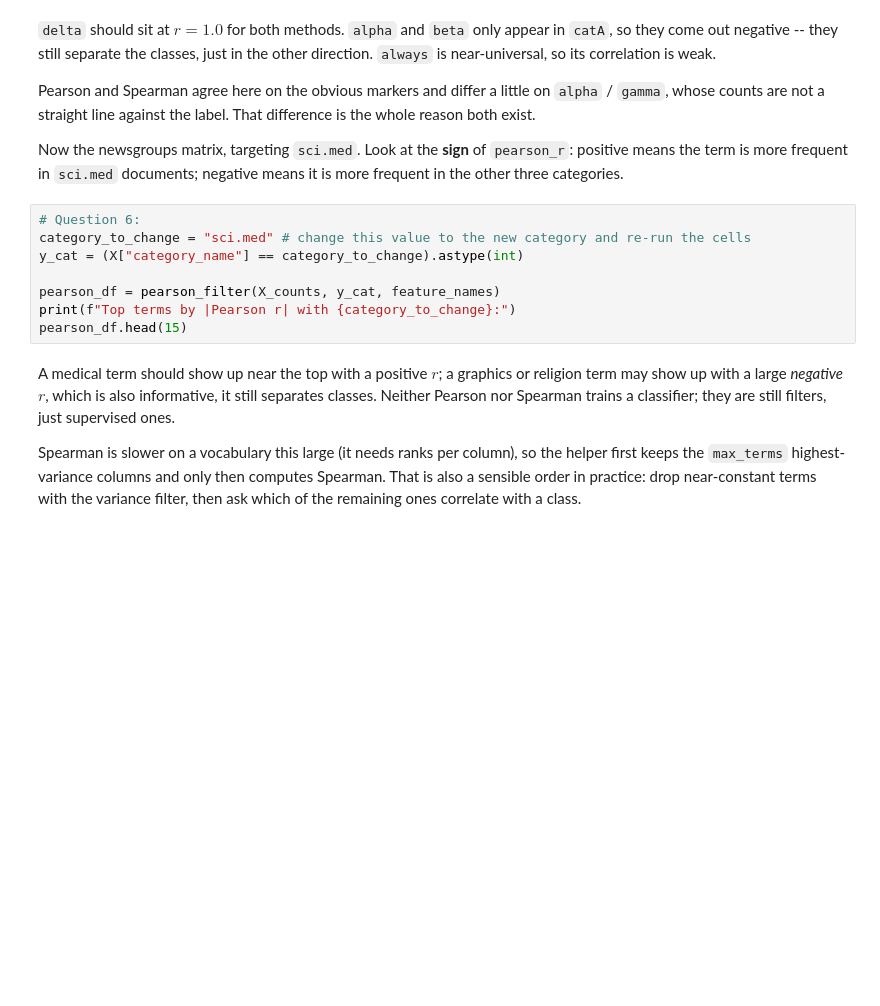
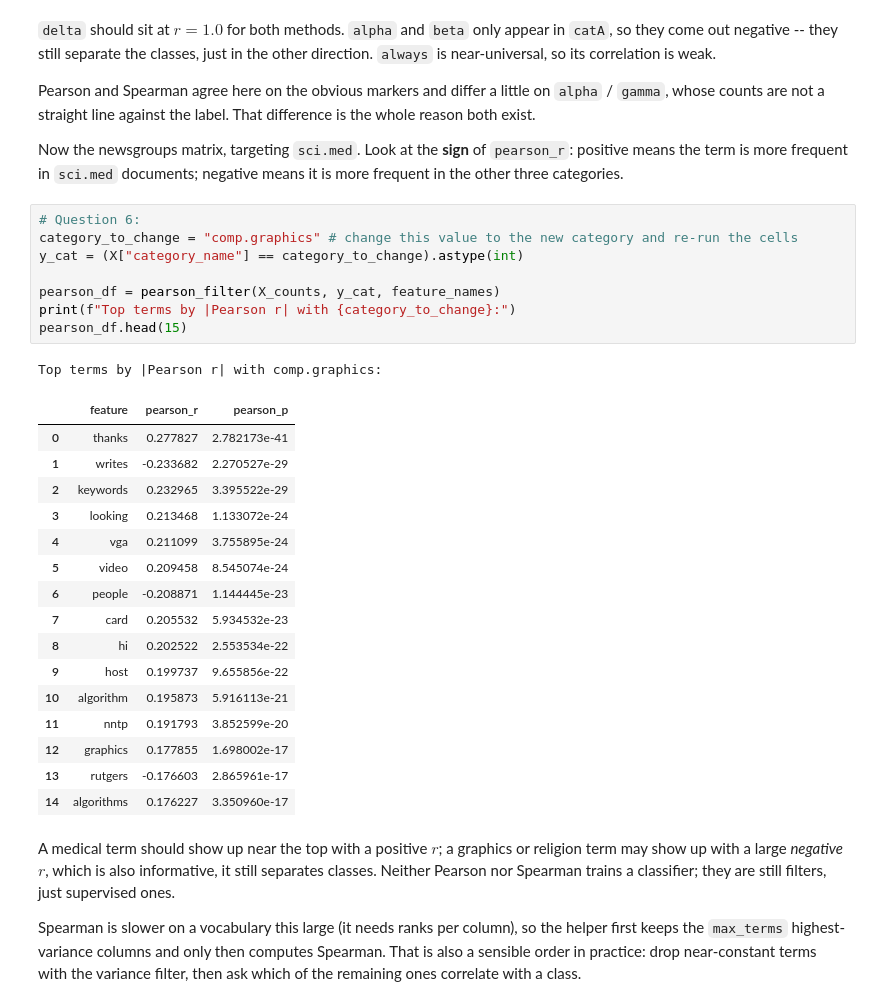
Before and after one commit to YJC714/DM2026-Lab1-Exercise, a Jupyter notebook: DM2026-Lab1-Master.ipynb, the cells around one changed output. Cells and saved outputs as stored; diff of their text form; blank space fills up the shorter version.

```diff
--- a/DM2026-Lab1-Master.ipynb
+++ b/DM2026-Lab1-Master.ipynb
@@ -1599,12 +1614,30 @@ Pearson and Spearman agree here on the obvious markers and differ a little on `a
 Now the newsgroups matrix, targeting `sci.med`. Look at the **sign** of `pearson_r`: positive means the term is more frequent in `sci.med` documents; negative means it is more frequent in the other three categories.
 # %%
 # Question 6:
-category_to_change = "sci.med" # change this value to the new category and re-run the cells
+category_to_change = "comp.graphics" # change this value to the new category and re-run the cells
 y_cat = (X["category_name"] == category_to_change).astype(int)
 
 pearson_df = pearson_filter(X_counts, y_cat, feature_names)
 print(f"Top terms by |Pearson r| with {category_to_change}:")
 pearson_df.head(15)
+# %% [output]
+Top terms by |Pearson r| with comp.graphics:
+|  | feature | pearson_r | pearson_p |
+| 0 | thanks | 0.277827 | 2.782173e-41 |
+| 1 | writes | -0.233682 | 2.270527e-29 |
+| 2 | keywords | 0.232965 | 3.395522e-29 |
+| 3 | looking | 0.213468 | 1.133072e-24 |
+| 4 | vga | 0.211099 | 3.755895e-24 |
+| 5 | video | 0.209458 | 8.545074e-24 |
+| 6 | people | -0.208871 | 1.144445e-23 |
+| 7 | card | 0.205532 | 5.934532e-23 |
+| 8 | hi | 0.202522 | 2.553534e-22 |
+| 9 | host | 0.199737 | 9.655856e-22 |
+| 10 | algorithm | 0.195873 | 5.916113e-21 |
+| 11 | nntp | 0.191793 | 3.852599e-20 |
+| 12 | graphics | 0.177855 | 1.698002e-17 |
+| 13 | rutgers | -0.176603 | 2.865961e-17 |
+| 14 | algorithms | 0.176227 | 3.350960e-17 |
 # %% [markdown]
 A medical term should show up near the top with a positive $r$; a graphics or religion term may show up with a large *negative* $r$, which is also informative, it still separates classes. Neither Pearson nor Spearman trains a classifier; they are still filters, just supervised ones.
 
```
Also changed, not shown: parts of 16 cells of this notebook, 14 other files.
